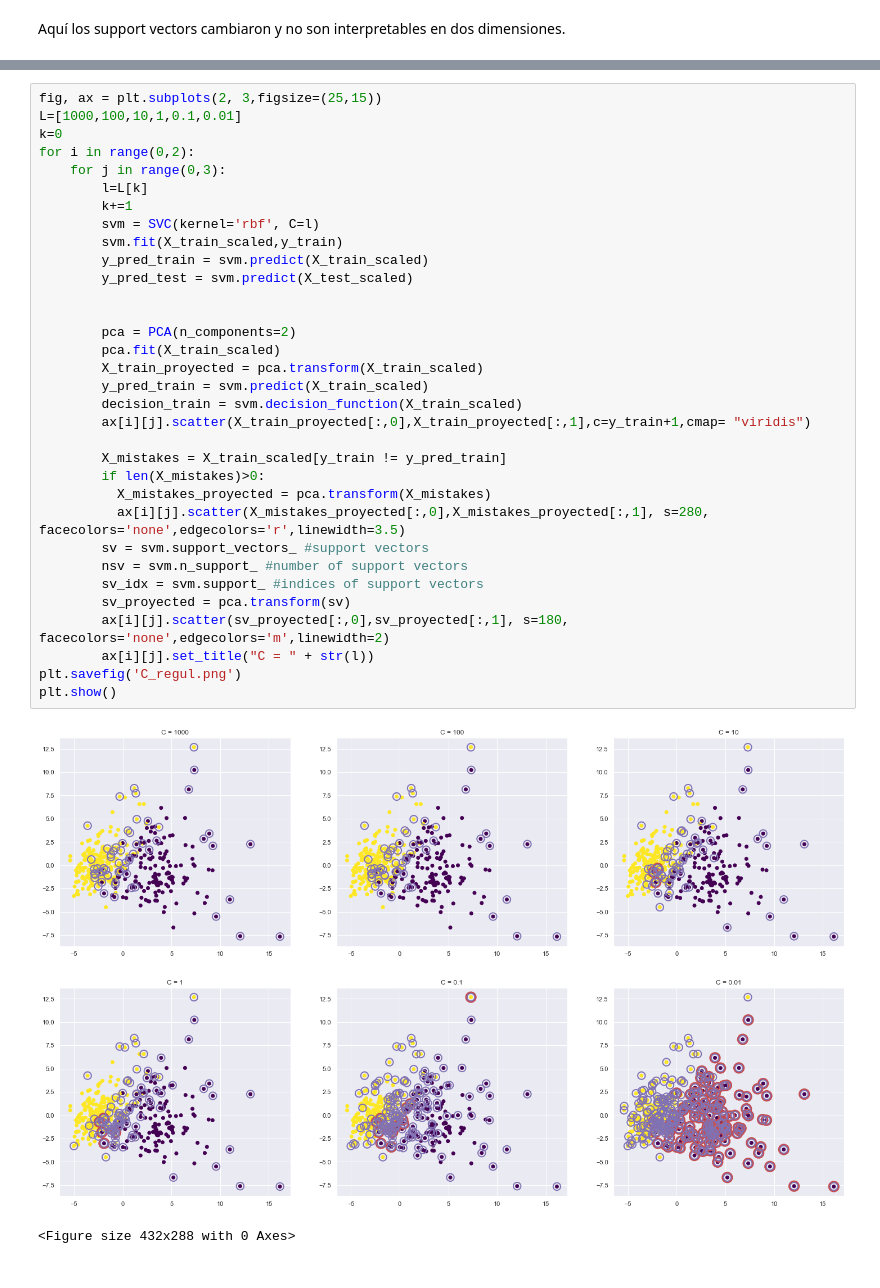
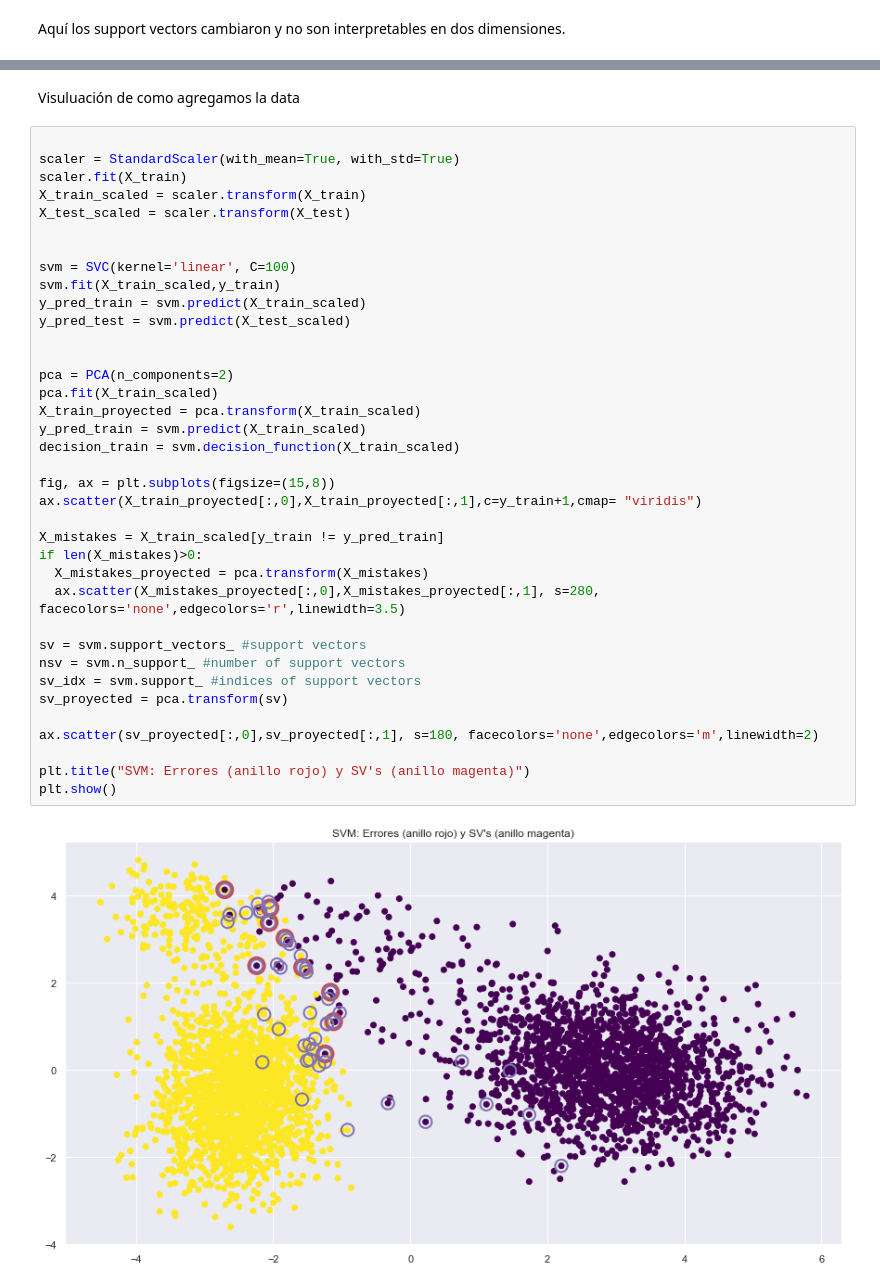
Before and after one commit to HugoMAT/Proyecto-OPTI_NL, a Jupyter notebook: Implementaciones/SVM.ipynb, the cells around one changed output, grey strips where cells are left out. Saved outputs shown, nothing was run; the diff lists cells and outputs as text.

```diff
--- a/Implementaciones/SVM.ipynb
+++ b/Implementaciones/SVM.ipynb
@@ -225,36 +267,41 @@ A continuacion podemos ver que a medida que modificamos nuestro coeficiente de r
+# %% [markdown]
+Visuluación de como agregamos la data
 # %%
-fig, ax = plt.subplots(2, 3,figsize=(25,15))
-L=[1000,100,10,1,0.1,0.01]
-k=0
-for i in range(0,2):
-    for j in range(0,3):
-        l=L[k]
-        k+=1
-        svm = SVC(kernel='rbf', C=l)
-        svm.fit(X_train_scaled,y_train)
-        y_pred_train = svm.predict(X_train_scaled)
-        y_pred_test = svm.predict(X_test_scaled)
+
+scaler = StandardScaler(with_mean=True, with_std=True)
+scaler.fit(X_train)
+X_train_scaled = scaler.transform(X_train)
+X_test_scaled = scaler.transform(X_test)
 
 
-        pca = PCA(n_components=2)
-        pca.fit(X_train_scaled)
-        X_train_proyected = pca.transform(X_train_scaled)
-        y_pred_train = svm.predict(X_train_scaled)
-        decision_train = svm.decision_function(X_train_scaled)
-        ax[i][j].scatter(X_train_proyected[:,0],X_train_proyected[:,1],c=y_train+1,cmap= "viridis")
+svm = SVC(kernel='linear', C=100)
+svm.fit(X_train_scaled,y_train)
+y_pred_train = svm.predict(X_train_scaled)
+y_pred_test = svm.predict(X_test_scaled)
 
-        X_mistakes = X_train_scaled[y_train != y_pred_train]
-        if len(X_mistakes)>0:
-          X_mistakes_proyected = pca.transform(X_mistakes)
-          ax[i][j].scatter(X_mistakes_proyected[:,0],X_mistakes_proyected[:,1], s=280, facecolors='none',edgecolors='r',linewidth=3.5)
-        sv = svm.support_vectors_ #support vectors
-        nsv = svm.n_support_ #number of support vectors
-        sv_idx = svm.support_ #indices of support vectors
-        sv_proyected = pca.transform(sv)
-        ax[i][j].scatter(sv_proyected[:,0],sv_proyected[:,1], s=180, facecolors='none',edgecolors='m',linewidth=2)
-        ax[i][j].set_title("C = " + str(l))
-plt.savefig('C_regul.png')
+
+pca = PCA(n_components=2)
+pca.fit(X_train_scaled)
+X_train_proyected = pca.transform(X_train_scaled)
+y_pred_train = svm.predict(X_train_scaled)
+decision_train = svm.decision_function(X_train_scaled)
+
+fig, ax = plt.subplots(figsize=(15,8))
+ax.scatter(X_train_proyected[:,0],X_train_proyected[:,1],c=y_train+1,cmap= "viridis")
+
+X_mistakes = X_train_scaled[y_train != y_pred_train]
+if len(X_mistakes)>0:
+  X_mistakes_proyected = pca.transform(X_mistakes)
+  ax.scatter(X_mistakes_proyected[:,0],X_mistakes_proyected[:,1], s=280, facecolors='none',edgecolors='r',linewidth=3.5)
+
+sv = svm.support_vectors_ #support vectors
+nsv = svm.n_support_ #number of support vectors
+sv_idx = svm.support_ #indices of support vectors
+sv_proyected = pca.transform(sv)
+
+ax.scatter(sv_proyected[:,0],sv_proyected[:,1], s=180, facecolors='none',edgecolors='m',linewidth=2)
+
+plt.title("SVM: Errores (anillo rojo) y SV's (anillo magenta)")
 plt.show()
 # %% [output]
-[figure, old version]
+[figure, new version]
-<Figure size 432x288 with 0 Axes>
```
Also changed, not shown: parts of 14 cells of this notebook, 2 other files.
